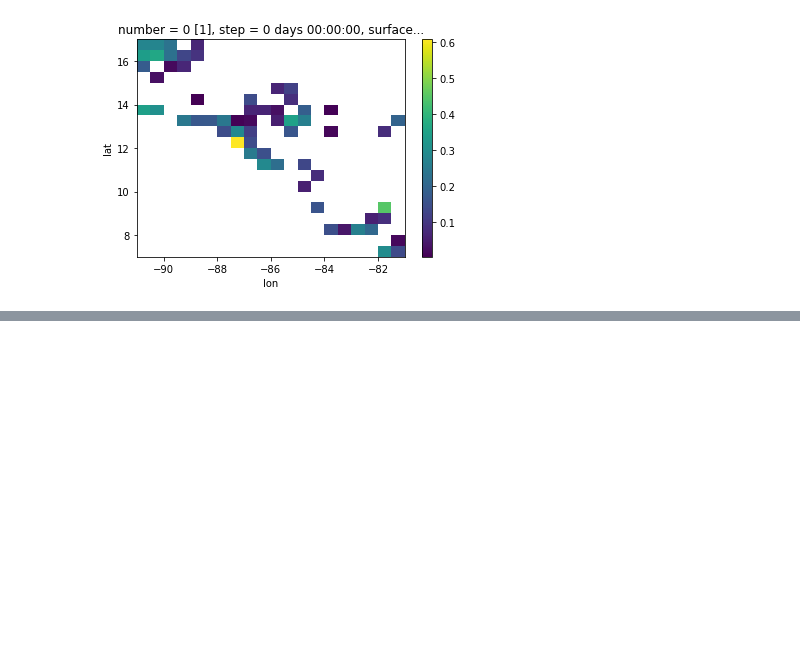
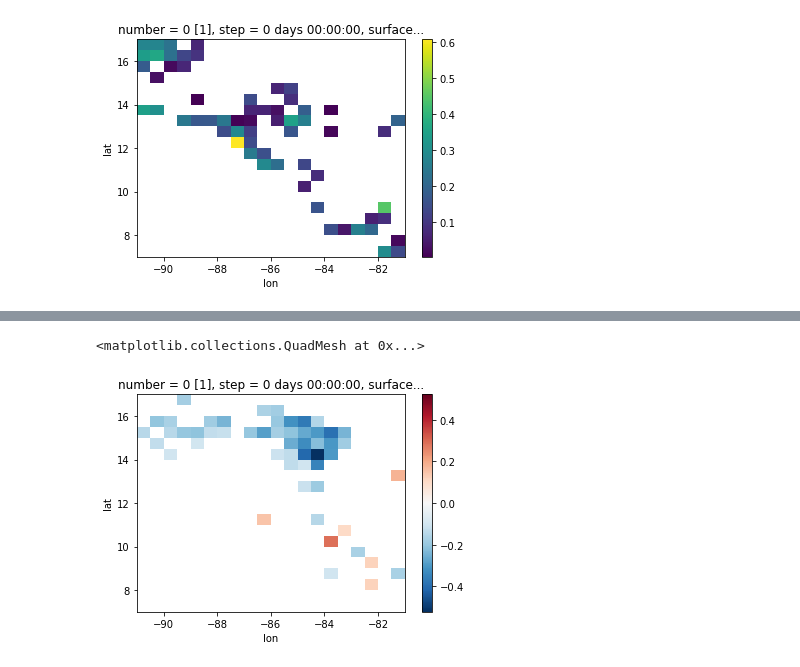
Before and after one commit to anthonylst6/thesis, a Jupyter notebook: sandbox/correlation-coarsen.ipynb, the cells around one changed output, grey strips where cells are left out. Cells and saved outputs as stored; diff of their text form; code cells hidden in the pictures; blank space fills up the shorter version.

```diff
--- a/sandbox/correlation-coarsen.ipynb
+++ b/sandbox/correlation-coarsen.ipynb
@@ -432,0 +488,5 @@ Wall time: 1.51 s
+# %%
+t21.where((t21.data > 0.1) | (t21.data < -0.1)).plot()
+# %% [output]
+<matplotlib.collections.QuadMesh at 0x...>
+[figure, added]
```
Also changed, not shown: parts of 34 cells of this notebook, 6 other files.
